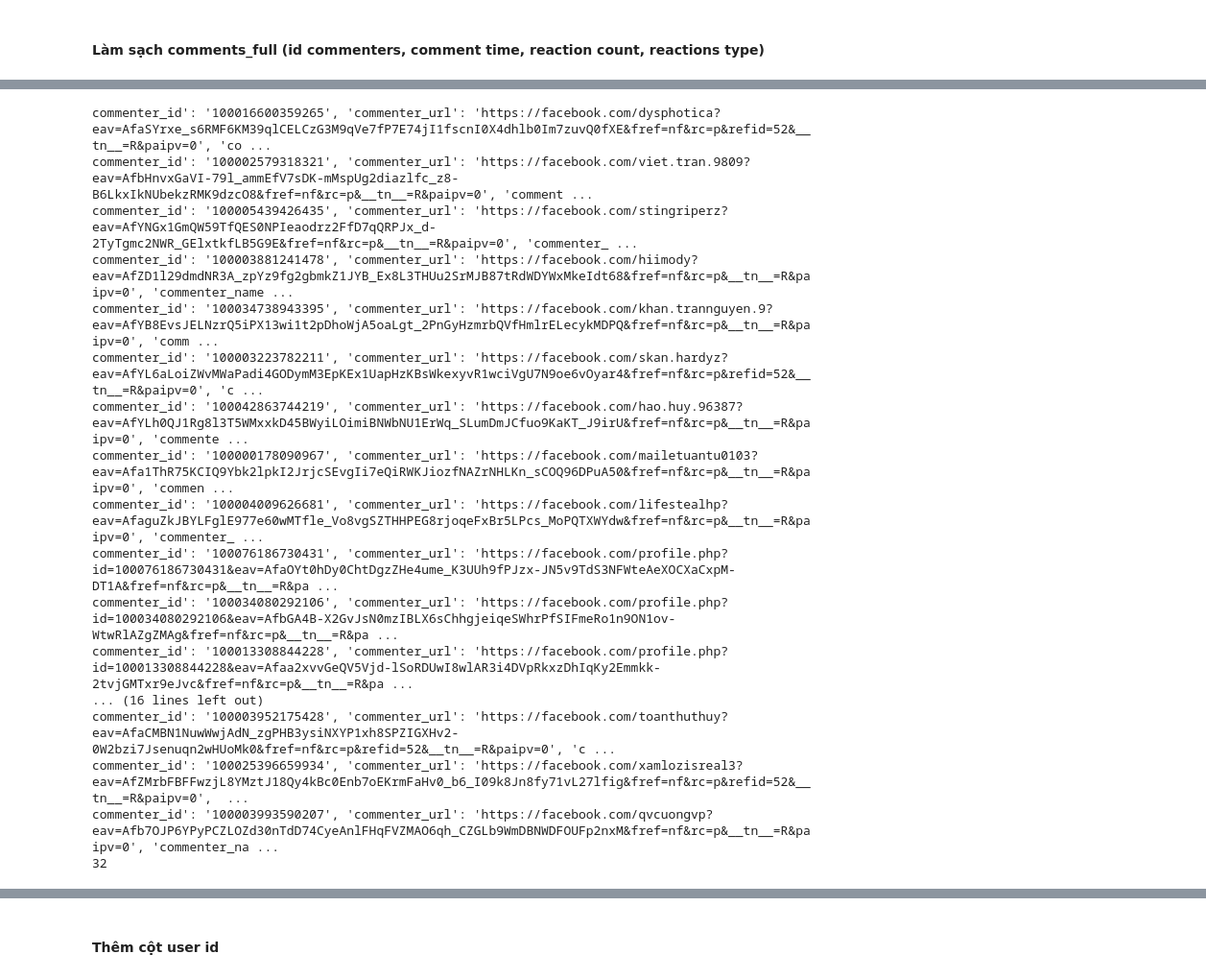
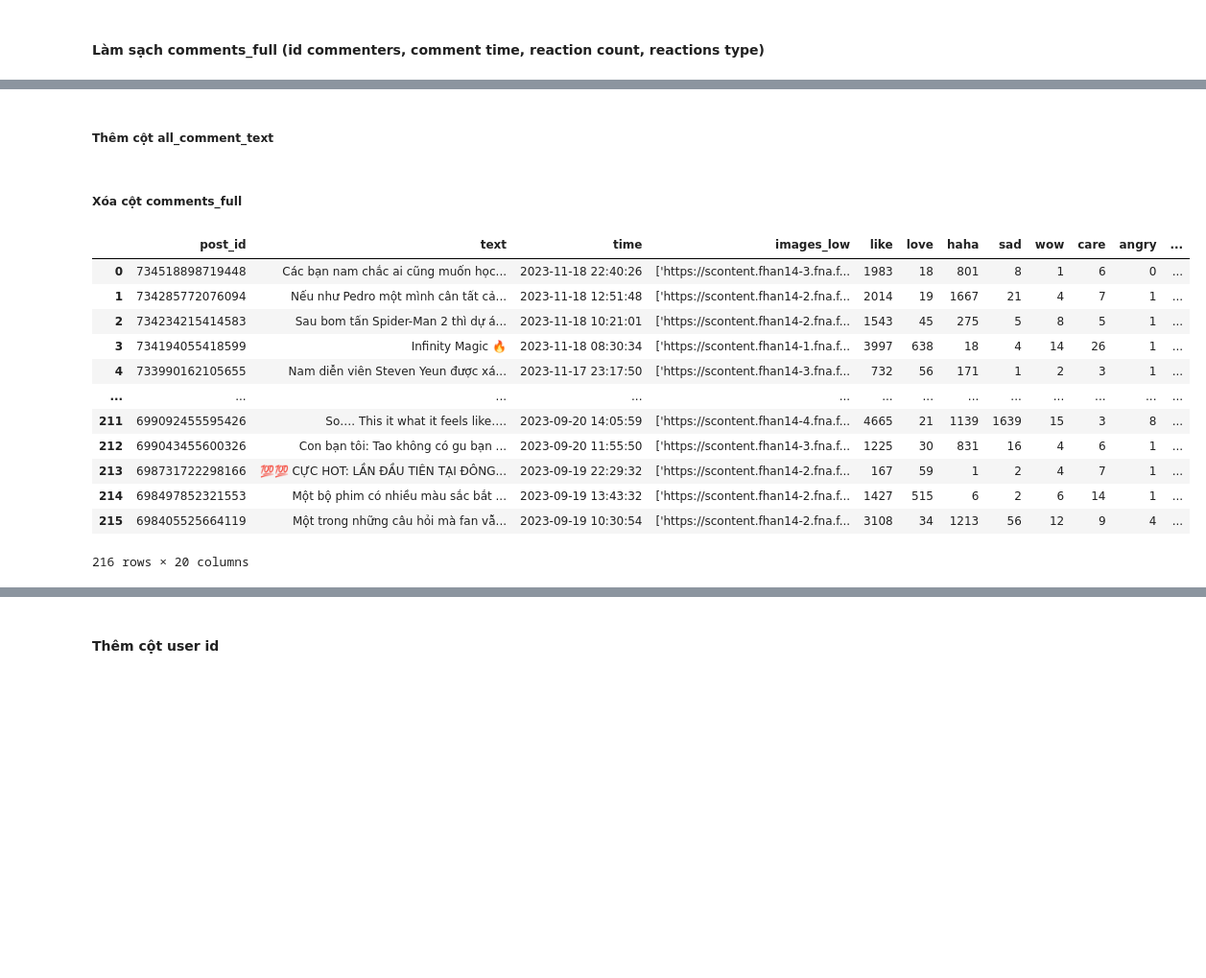
Before and after one commit to 4IUK/facebook_scraper, a Jupyter notebook: clean_data.ipynb, the cells around one changed output, grey strips where cells are left out. Shown at 96% size. Saved outputs shown, nothing was run; the diff lists cells and outputs as text; code cells hidden in the pictures; blank space fills up the shorter version.

```diff
--- a/clean_data.ipynb
+++ b/clean_data.ipynb
@@ -103,39 +96,51 @@ commenter_id': '100016600359265', 'commenter_url': 'https://facebook.com/dysphot
 # %%
-start_marker = "commenter_id"
-end_marker = "comment_reaction_count"
+def get_comment_text(text):
+    start_marker = "'comment_text': "
+    end_marker = ", 'comment_time'"
+    comments = []
 
-# Tách chuỗi thành các phần dựa trên end_marker
-sections = text.split(end_marker)
+    # Tách chuỗi thành các phần dựa trên end_marker
+    sections = text.split(end_marker)
 
-count = 0
+    count = 0
 
-for section in sections:
-    count += 1
-    # Tìm vị trí của start_marker trong từng phần
-    start_index = section.find(start_marker)
+    for section in sections:
+        count += 1
+        # Tìm vị trí của start_marker trong từng phần
+        start_index = section.find(start_marker)
 
-    # Nếu start_marker được tìm thấy trong phần
-    if start_index != -1:
-        # Trích xuất từ start_marker đến cuối phần
-        result = section[start_index:].strip()
-        print(result)
-
-print(count)
+        # Nếu start_marker được tìm thấy trong phần
+        if start_index != -1:
+            # In ra phần sau start_marker (không bao gồm start_marker)
+            result = section[start_index + len(start_marker):].strip()
+            comments.append(result)
+    return comments
-# %% [output]
-commenter_id': '100016600359265', 'commenter_url': 'https://facebook.com/dysphotica?eav=AfaSYrxe_s6RMF6KM39qlCELCzG3M9qVe7fP7E74jI1fscnI0X4dhlb0Im7zuvQ0fXE&fref=nf&rc=p&refid=52&__tn__=R&paipv=0', 'co ...
-commenter_id': '100002579318321', 'commenter_url': 'https://facebook.com/viet.tran.9809?eav=AfbHnvxGaVI-79l_ammEfV7sDK-mMspUg2diazlfc_z8-B6LkxIkNUbekzRMK9dzcO8&fref=nf&rc=p&__tn__=R&paipv=0', 'comment ...
-commenter_id': '100005439426435', 'commenter_url': 'https://facebook.com/stingriperz?eav=AfYNGx1GmQW59TfQES0NPIeaodrz2FfD7qQRPJx_d-2TyTgmc2NWR_GElxtkfLB5G9E&fref=nf&rc=p&__tn__=R&paipv=0', 'commenter_ ...
-commenter_id': '100003881241478', 'commenter_url': 'https://facebook.com/hiimody?eav=AfZD1l29dmdNR3A_zpYz9fg2gbmkZ1JYB_Ex8L3THUu2SrMJB87tRdWDYWxMkeIdt68&fref=nf&rc=p&__tn__=R&paipv=0', 'commenter_name ...
-commenter_id': '100034738943395', 'commenter_url': 'https://facebook.com/khan.trannguyen.9?eav=AfYB8EvsJELNzrQ5iPX13wi1t2pDhoWjA5oaLgt_2PnGyHzmrbQVfHmlrELecykMDPQ&fref=nf&rc=p&__tn__=R&paipv=0', 'comm ...
-commenter_id': '100003223782211', 'commenter_url': 'https://facebook.com/skan.hardyz?eav=AfYL6aLoiZWvMWaPadi4GODymM3EpKEx1UapHzKBsWkexyvR1wciVgU7N9oe6vOyar4&fref=nf&rc=p&refid=52&__tn__=R&paipv=0', 'c ...
-commenter_id': '100042863744219', 'commenter_url': 'https://facebook.com/hao.huy.96387?eav=AfYLh0QJ1Rg8l3T5WMxxkD45BWyiLOimiBNWbNU1ErWq_SLumDmJCfuo9KaKT_J9irU&fref=nf&rc=p&__tn__=R&paipv=0', 'commente ...
-commenter_id': '100000178090967', 'commenter_url': 'https://facebook.com/mailetuantu0103?eav=Afa1ThR75KCIQ9Ybk2lpkI2JrjcSEvgIi7eQiRWKJiozfNAZrNHLKn_sCOQ96DPuA50&fref=nf&rc=p&__tn__=R&paipv=0', 'commen ...
-commenter_id': '100004009626681', 'commenter_url': 'https://facebook.com/lifestealhp?eav=AfaguZkJBYLFglE977e60wMTfle_Vo8vgSZTHHPEG8rjoqeFxBr5LPcs_MoPQTXWYdw&fref=nf&rc=p&__tn__=R&paipv=0', 'commenter_ ...
-commenter_id': '100076186730431', 'commenter_url': 'https://facebook.com/profile.php?id=100076186730431&eav=AfaOYt0hDy0ChtDgzZHe4ume_K3UUh9fPJzx-JN5v9TdS3NFWteAeXOCXaCxpM-DT1A&fref=nf&rc=p&__tn__=R&pa ...
-commenter_id': '100034080292106', 'commenter_url': 'https://facebook.com/profile.php?id=100034080292106&eav=AfbGA4B-X2GvJsN0mzIBLX6sChhgjeiqeSWhrPfSIFmeRo1n9ON1ov-WtwRlAZgZMAg&fref=nf&rc=p&__tn__=R&pa ...
-commenter_id': '100013308844228', 'commenter_url': 'https://facebook.com/profile.php?id=100013308844228&eav=Afaa2xvvGeQV5Vjd-lSoRDUwI8wlAR3i4DVpRkxzDhIqKy2Emmkk-2tvjGMTxr9eJvc&fref=nf&rc=p&__tn__=R&pa ...
-... (16 lines left out)
-commenter_id': '100003952175428', 'commenter_url': 'https://facebook.com/toanthuthuy?eav=AfaCMBN1NuwWwjAdN_zgPHB3ysiNXYP1xh8SPZIGXHv2-0W2bzi7Jsenuqn2wHUoMk0&fref=nf&rc=p&refid=52&__tn__=R&paipv=0', 'c ...
-commenter_id': '100025396659934', 'commenter_url': 'https://facebook.com/xamlozisreal3?eav=AfZMrbFBFFwzjL8YMztJ18Qy4kBc0Enb7oEKrmFaHv0_b6_I09k8Jn8fy71vL27lfig&fref=nf&rc=p&refid=52&__tn__=R&paipv=0',  ...
-commenter_id': '100003993590207', 'commenter_url': 'https://facebook.com/qvcuongvp?eav=Afb7OJP6YPyPCZLOZd30nTdD74CyeAnlFHqFVZMAO6qh_CZGLb9WmDBNWDFOUFp2nxM&fref=nf&rc=p&__tn__=R&paipv=0', 'commenter_na ...
-32
+# %% [markdown]
+##### Thêm cột all_comment_text
+# %%
+all_comment_texts = []
+for i in range(len(raw_df)):
+    text = raw_df.loc[i, 'comments_full']
+    comments_text = get_comment_text(text)
+    all_comment_texts.append(comments_text)
+
+raw_df['all_comment_texts'] = all_comment_texts
+# %% [markdown]
+##### Xóa cột comments_full
+# %%
+raw_df = raw_df.drop("comments_full", axis=1)
+raw_df
+# %% [output]
+|  | post_id | text | time | images_low | like | love | haha | sad | wow | care | angry | ... |
+| 0 | 734518898719448 | Các bạn nam chắc ai cũng muốn học... | 2023-11-18 22:40:26 | ['https://scontent.fhan14-3.fna.f... | 1983 | 18 | 801 | 8 | 1 | 6 | 0 | ... |
+| 1 | 734285772076094 | Nếu như Pedro một mình cân tất cả... | 2023-11-18 12:51:48 | ['https://scontent.fhan14-2.fna.f... | 2014 | 19 | 1667 | 21 | 4 | 7 | 1 | ... |
+| 2 | 734234215414583 | Sau bom tấn Spider-Man 2 thì dự á... | 2023-11-18 10:21:01 | ['https://scontent.fhan14-2.fna.f... | 1543 | 45 | 275 | 5 | 8 | 5 | 1 | ... |
+| 3 | 734194055418599 | Infinity Magic 🔥 | 2023-11-18 08:30:34 | ['https://scontent.fhan14-1.fna.f... | 3997 | 638 | 18 | 4 | 14 | 26 | 1 | ... |
+| 4 | 733990162105655 | Nam diễn viên Steven Yeun được xá... | 2023-11-17 23:17:50 | ['https://scontent.fhan14-3.fna.f... | 732 | 56 | 171 | 1 | 2 | 3 | 1 | ... |
+| ... | ... | ... | ... | ... | ... | ... | ... | ... | ... | ... | ... | ... |
+| 211 | 699092455595426 | So…. This it what it feels like…. | 2023-09-20 14:05:59 | ['https://scontent.fhan14-4.fna.f... | 4665 | 21 | 1139 | 1639 | 15 | 3 | 8 | ... |
+| 212 | 699043455600326 | Con bạn tôi: Tao không có gu bạn ... | 2023-09-20 11:55:50 | ['https://scontent.fhan14-3.fna.f... | 1225 | 30 | 831 | 16 | 4 | 6 | 1 | ... |
+| 213 | 698731722298166 | 💯💯 CỰC HOT: LẦN ĐẦU TIÊN TẠI ĐÔNG... | 2023-09-19 22:29:32 | ['https://scontent.fhan14-2.fna.f... | 167 | 59 | 1 | 2 | 4 | 7 | 1 | ... |
+| 214 | 698497852321553 | Một bộ phim có nhiều màu sắc bắt ... | 2023-09-19 13:43:32 | ['https://scontent.fhan14-2.fna.f... | 1427 | 515 | 6 | 2 | 6 | 14 | 1 | ... |
+| 215 | 698405525664119 | Một trong những câu hỏi mà fan vẫ... | 2023-09-19 10:30:54 | ['https://scontent.fhan14-2.fna.f... | 3108 | 34 | 1213 | 56 | 12 | 9 | 4 | ... |
+216 rows × 20 columns
```
Also changed, not shown: parts of 24 cells of this notebook, 8 other files.
